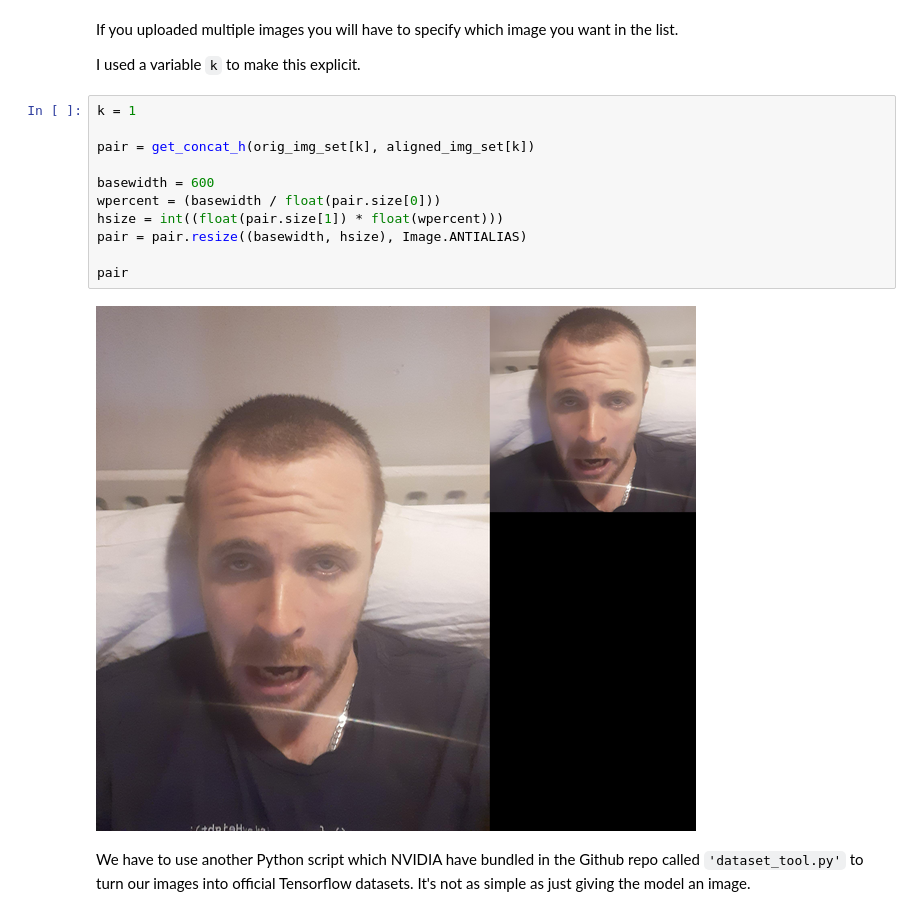
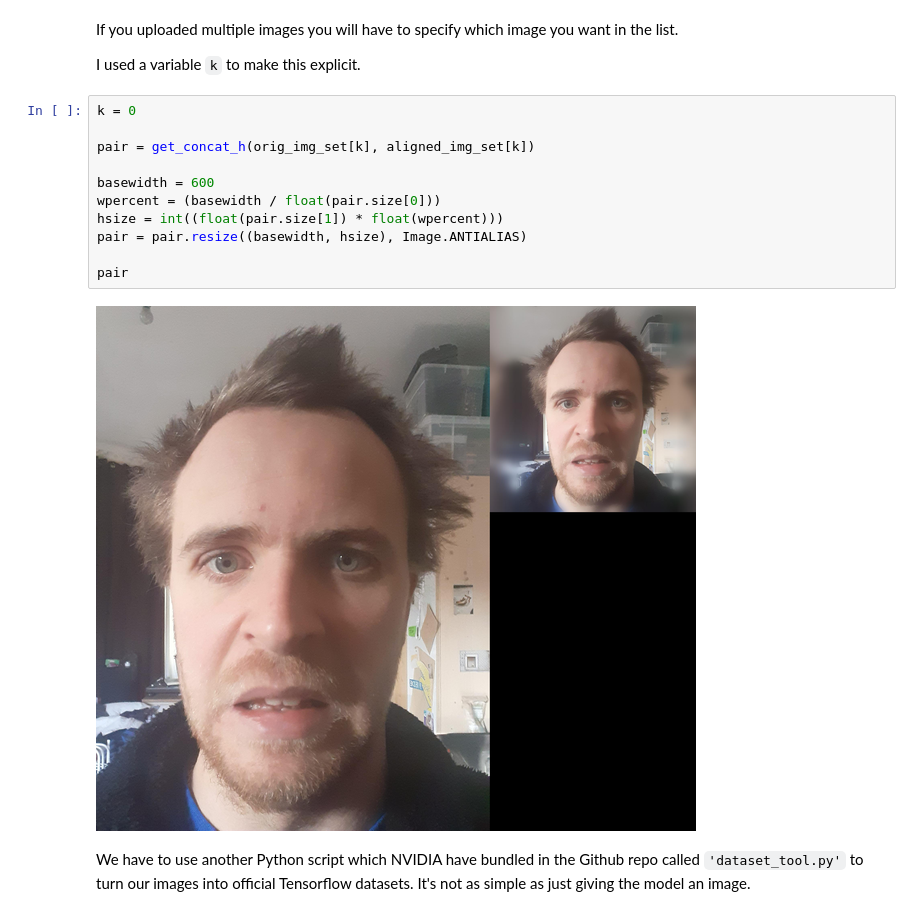
Before and after one commit to joshmurr/machine-learnings, a Jupyter notebook: cci-dsai/StyleGAN2.ipynb, the cells around one changed output. Drawn from its saved outputs; the diff is of its cells as text.

```diff
--- a/cci-dsai/StyleGAN2.ipynb
+++ b/cci-dsai/StyleGAN2.ipynb
@@ -311,18 +309,18 @@ If you uploaded multiple images you will have to specify which image you want in
 
 I used a variable `k` to make this explicit.
 # %%
-k = 1
+k = 0
 
 pair = get_concat_h(orig_img_set[k], aligned_img_set[k])
 
 basewidth = 600
 wpercent = (basewidth / float(pair.size[0]))
 hsize = int((float(pair.size[1]) * float(wpercent)))
 pair = pair.resize((basewidth, hsize), Image.ANTIALIAS)
 
 pair
 # %% [output]
-[figure, old version]
+[figure, new version]
 # %% [markdown]
 We have to use another Python script which NVIDIA have bundled in the Github repo called `'dataset_tool.py'` to turn our images into official Tensorflow datasets. It's not as simple as just giving the model an image.
 # %%
```
Also changed, not shown: parts of 14 cells of this notebook.
